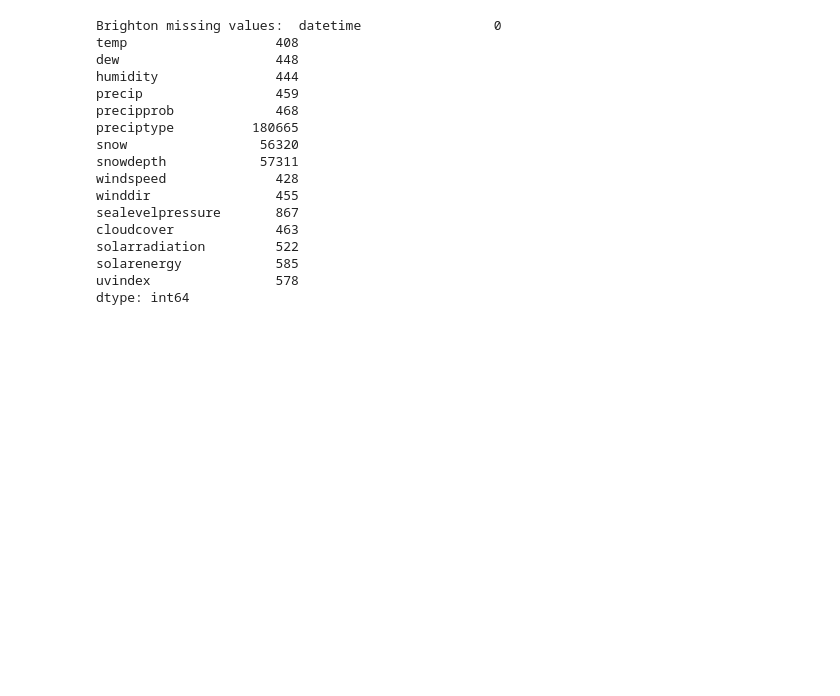
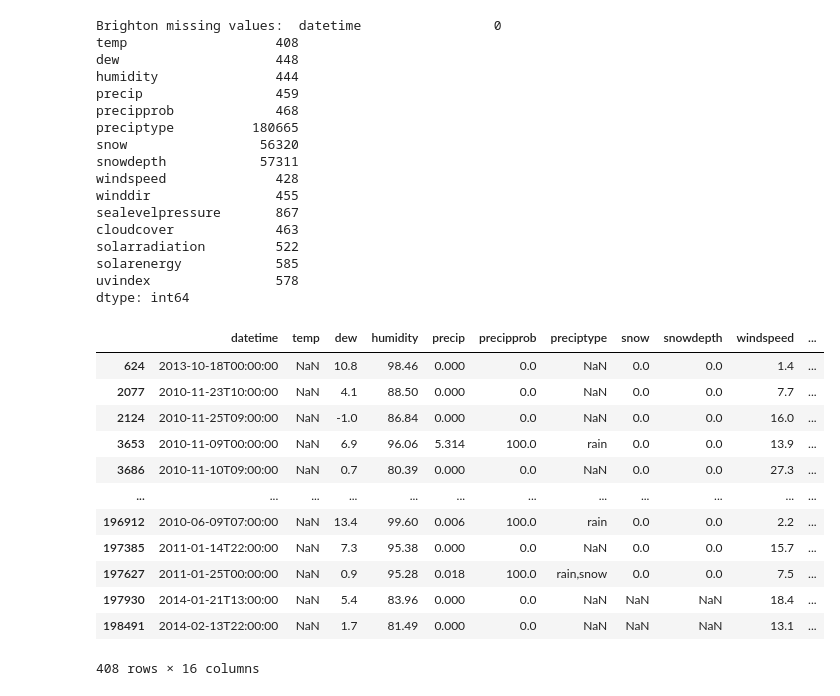
Before and after one commit to aa01753039/AI-WindForecast-Colchester, a Jupyter notebook: data_exploration.ipynb, the cells around one changed output. Drawn from its saved outputs; the diff is of its cells as text; code cells hidden in the pictures; blank space fills up the shorter version.

```diff
--- a/data_exploration.ipynb
+++ b/data_exploration.ipynb
@@ -53,3 +94,6 @@ dtype: object
+# %%
+#drop row from brighton_df that contains the word "temp" in the column "temp"
+brighton_df = brighton_df[~brighton_df['temp'].str.contains("temp", na=False)]
 # %%
 #change datatypes of columns all columns to float except datetime they are in format "5.7",...
 brighton_df = brighton_df.apply(pd.to_numeric, errors='ignore')
@@ -73,3 +138,20 @@ solarradiation         522
 solarenergy            585
 uvindex                578
 dtype: int64
+# %%
+#show rows with null temperature
+brighton_df[brighton_df['temp'].isnull()]
+# %% [output]
+|  | datetime | temp | dew | humidity | precip | precipprob | preciptype | snow | snowdepth | windspeed | ... |
+| 624 | 2013-10-18T00:00:00 | NaN | 10.8 | 98.46 | 0.000 | 0.0 | NaN | 0.0 | 0.0 | 1.4 | ... |
+| 2077 | 2010-11-23T10:00:00 | NaN | 4.1 | 88.50 | 0.000 | 0.0 | NaN | 0.0 | 0.0 | 7.7 | ... |
+| 2124 | 2010-11-25T09:00:00 | NaN | -1.0 | 86.84 | 0.000 | 0.0 | NaN | 0.0 | 0.0 | 16.0 | ... |
+| 3653 | 2010-11-09T00:00:00 | NaN | 6.9 | 96.06 | 5.314 | 100.0 | rain | 0.0 | 0.0 | 13.9 | ... |
+| 3686 | 2010-11-10T09:00:00 | NaN | 0.7 | 80.39 | 0.000 | 0.0 | NaN | 0.0 | 0.0 | 27.3 | ... |
+| ... | ... | ... | ... | ... | ... | ... | ... | ... | ... | ... | ... |
+| 196912 | 2010-06-09T07:00:00 | NaN | 13.4 | 99.60 | 0.006 | 100.0 | rain | 0.0 | 0.0 | 2.2 | ... |
+| 197385 | 2011-01-14T22:00:00 | NaN | 7.3 | 95.38 | 0.000 | 0.0 | NaN | 0.0 | 0.0 | 15.7 | ... |
+| 197627 | 2011-01-25T00:00:00 | NaN | 0.9 | 95.28 | 0.018 | 100.0 | rain,snow | 0.0 | 0.0 | 7.5 | ... |
+| 197930 | 2014-01-21T13:00:00 | NaN | 5.4 | 83.96 | 0.000 | 0.0 | NaN | NaN | NaN | 18.4 | ... |
+| 198491 | 2014-02-13T22:00:00 | NaN | 1.7 | 81.49 | 0.000 | 0.0 | NaN | NaN | NaN | 13.1 | ... |
+408 rows × 16 columns
```
Also changed, not shown: parts of 38 cells of this notebook, 3 other files.
